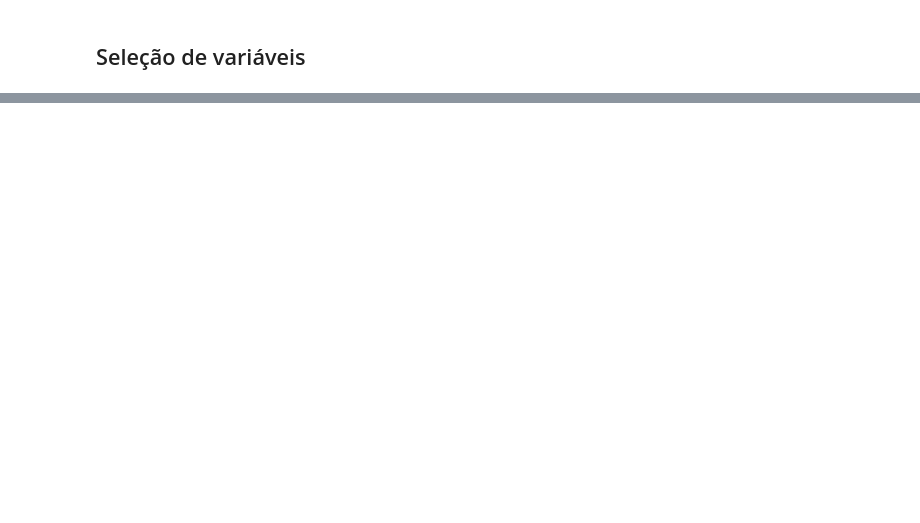
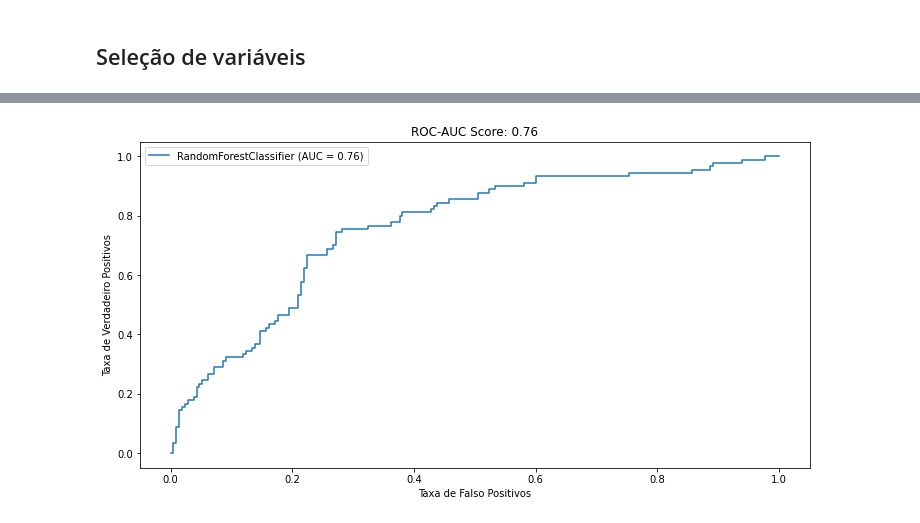
Before and after one commit to natanascimento/big-data-analysis, a Jupyter notebook: credit-risk/notebooks/[Big_Data]_Quero_Empréstimo.ipynb, the cells around one changed output, grey strips where cells are left out. Drawn from its saved outputs; the diff is of its cells as text; code cells hidden in the pictures; blank space fills up the shorter version.

```diff
--- a/credit-risk/notebooks/[Big_Data]_Quero_Empréstimo.ipynb
+++ b/credit-risk/notebooks/[Big_Data]_Quero_Empréstimo.ipynb
@@ -545,0 +553,17 @@ O modelo classificou 30.5% inadimplentes e 69.5% adimplentes
+# %%
+fig, ax = plt.subplots(figsize=(12, 6))
+
+# Plot para o conjunto de validação
+plot_roc_curve(model, X_teste, y_teste, ax=ax)
+
+# Propriedades do gráfico
+ax.set_title(f'ROC-AUC Score: {roc_auc:.2f}')
+
+ax.set_xlabel('Taxa de Falso Positivos')
+ax.set_ylabel('Taxa de Verdadeiro Positivos')
+
+plt.legend()
+
+plt.show()
+# %% [output]
+[figure, added]
```
Also changed, not shown: parts of 17 cells of this notebook.
